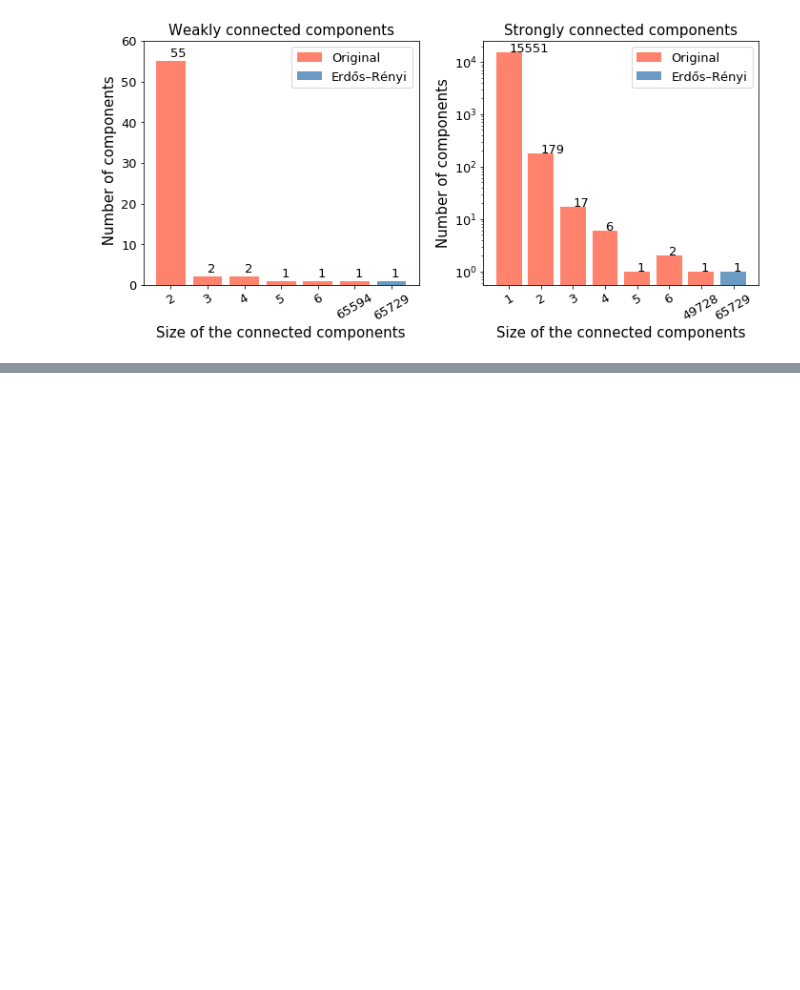
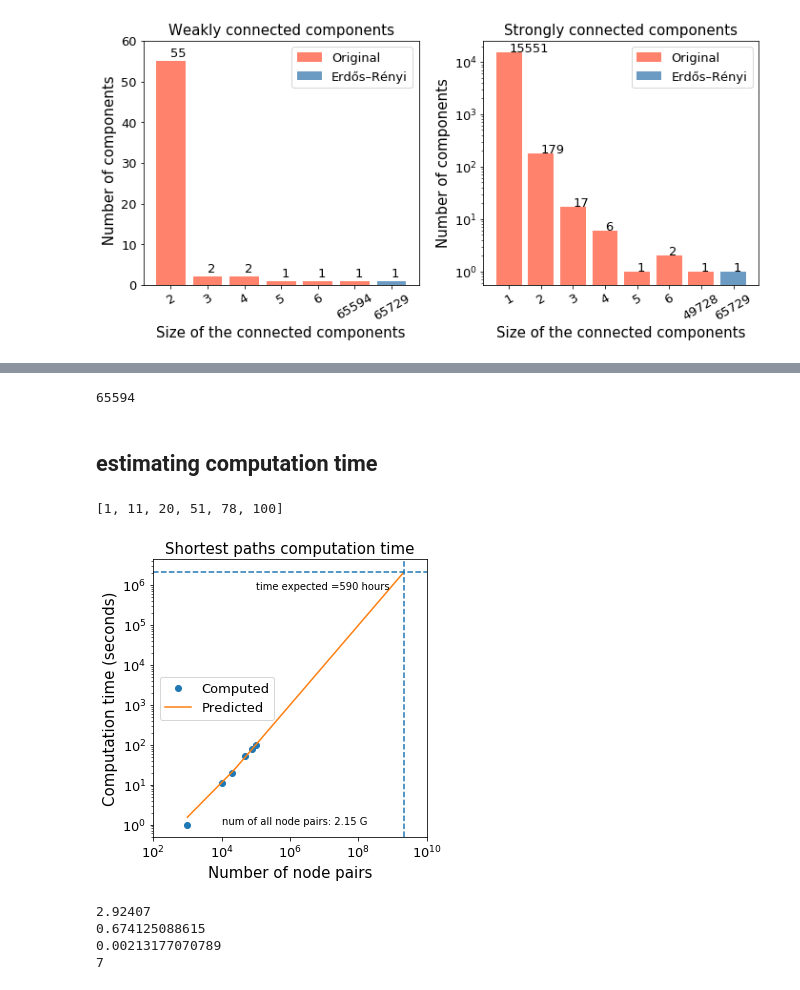
Before and after one commit to biyanisuraj/the_facebook_scandal, a Jupyter notebook: scripts/visualization/degree_distributions.ipynb, the cells around one changed output, grey strips where cells are left out. Cells and saved outputs as stored; diff of their text form; code cells hidden in the pictures; blank space fills up the shorter version.

Commit message:
path analysis updated

```diff
--- a/scripts/visualization/degree_distributions.ipynb
+++ b/scripts/visualization/degree_distributions.ipynb
@@ -715,0 +576,6 @@ len(prova[19][1])
+# %%
+largest_cc = g_c[0]
+print len(largest_cc)
+n_max = len(distances)**len(distances)/2
+# %% [output]
+65594
@@ -715,0 +601,61 @@ len(prova[19][1])
+# %% [markdown]
+## estimating computation time
+# %%
+n_pairs = [1000, 10000, 20000, 50000, 80000, 100000]
+# %%
+times= []
+for L in n_pairs:
+    start = datetime.datetime.now()
+    distances = sample_distances(largest_cc,L)
+    end = datetime.datetime.now()
+    times.append( (end-start).seconds )
+# %%
+print times
+# %% [output]
+[1, 11, 20, 51, 78, 100]
+# %%
+# time regression
+Y = np.array(times)
+X = np.array(n_pairs)
+X=X.reshape(len(X),1)
+regr = linear_model.LinearRegression()
+regr.fit(X, Y)
+X_pred = np.linspace(1000, n_max, num = 100000)
+X_pred = X_pred.reshape(len(X_pred), 1)
+times_pred = regr.predict(X_pred)
+#regr.coef_[0]
+# %%
+# computation time plot
+plt.subplots(figsize=FIGSIZE_ONECOL)
+plt.plot(n_pairs, times, 'o', label="Computed")
+plt.plot(X_pred, times_pred, label="Predicted")
+plt.axvline(n_max,0,100,linestyle='--')
+plt.axhline(max(times_pred),0,100,linestyle='--')
+plt.text(10**5, 8*10**5, "time expected ="+ "{:.0f} hours".format(max(times_pred)/3600))
+plt.text(10**4, 1, "num of all node pairs: {:.2f} G".format( float(n_max)/(10**9)))
+plt.xlim(10**2,10**10)
+plt.loglog()
+plt.legend()
+
+plt.title("Shortest paths computation time")
+plt.xlabel("Number of node pairs")
+plt.ylabel("Computation time (seconds)")
+plt.tight_layout()
+#plt.yscale('log')
+plt.savefig('./imgs/paths_computation_time.pdf', format='pdf')
+# %% [output]
+[figure, added]
+# %%
+# computing statistics
+d_mean = np.mean(distances)
+print d_mean
+s=np.std(distances)
+d_std= np.std(distances)/np.sqrt(len(distances))
+print s
+print d_std
+print max(distances)
+# %% [output]
+2.92407
+0.674125088615
+0.00213177070789
+7
```
Also changed, not shown: parts of 55 cells of this notebook, 13 other files.
